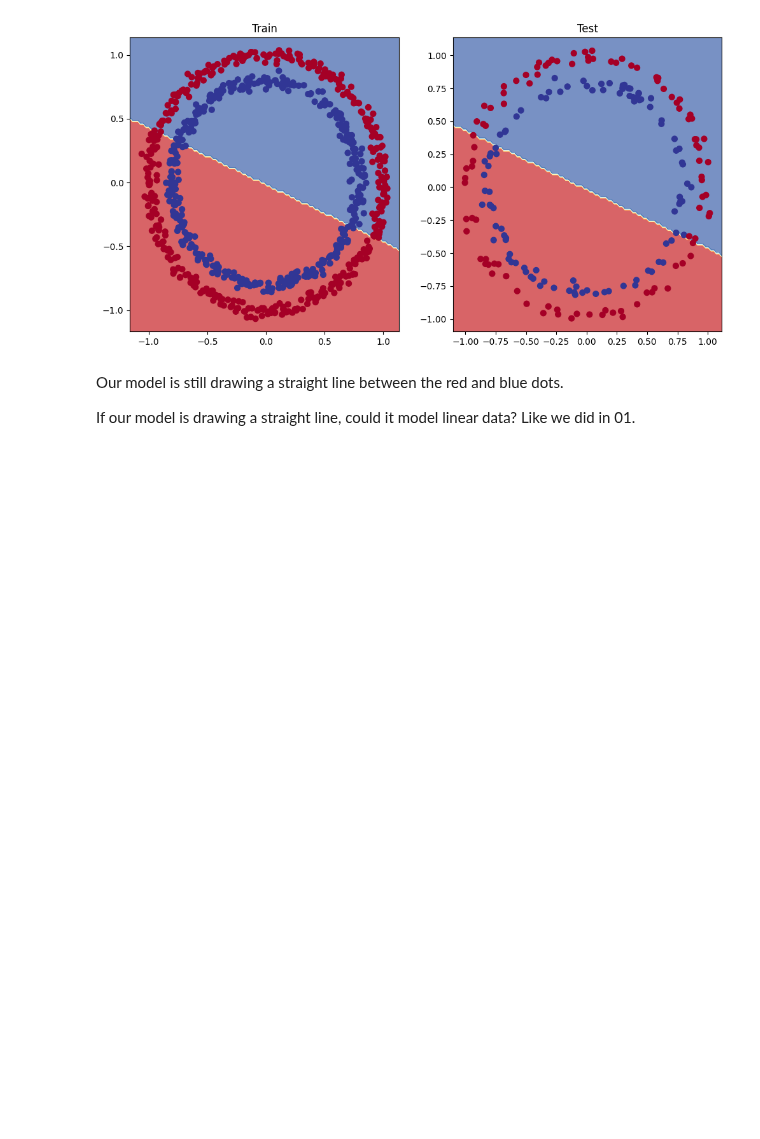
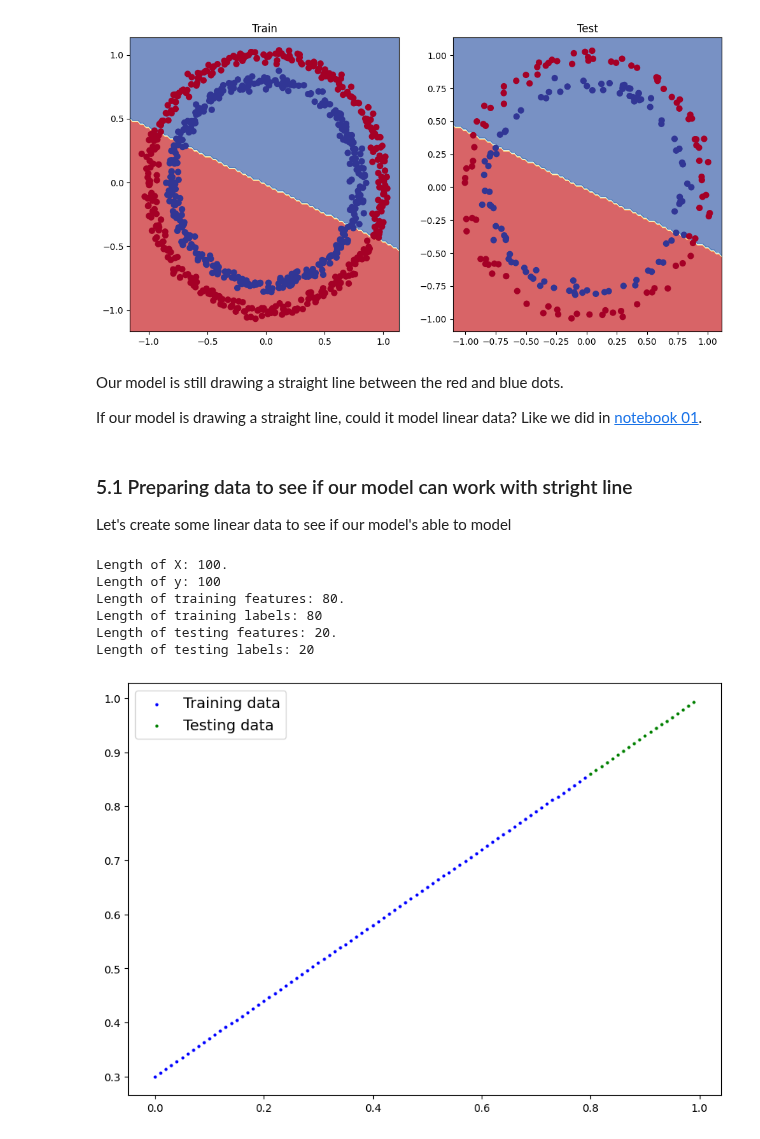
Before and after one commit to sayanarajasekhar/PyTorch, a Jupyter notebook: 02_PyTorch_Neural_Network_Classification.ipynb, the cells around one changed output. Cells and saved outputs as stored; diff of their text form; code cells hidden in the pictures; blank space fills up the shorter version.

Commit message:
Created similar linear regression model and checked model performance

```diff
--- a/02_PyTorch_Neural_Network_Classification.ipynb
+++ b/02_PyTorch_Neural_Network_Classification.ipynb
@@ -642,4 +644,42 @@ plot_decision_boundary(model_1, X_test, y_test)
 # %% [markdown]
 Our model is still drawing a straight line between the red and blue dots.
 
-If our model is drawing a straight line, could it model linear data? Like we did in 01.
+If our model is drawing a straight line, could it model linear data? Like we did in [notebook 01](https://github.com/sayanarajasekhar/PyTorch/blob/main/01_pytorch_workflow.ipynb).
+# %% [markdown]
+### 5.1 Preparing data to see if our model can work with stright line
+
+Let's create some linear data to see if our model's able to model
+# %%
+# Create some data
+
+weight = 0.7
+bias = 0.3
+
+start, end, step = 0, 1, 0.01
+
+# Create features and labels
+X_regression = torch.arange(start, end, step).unsqueeze(dim=1)
+y_regression = weight * X_regression + bias
+print(f"Length of X: {len(X_regression)}. \nLength of y: {len(y_regression)}")
+
+# Create train and test split
+split = int(0.8 * len(X_regression))
+X_train_regression, y_train_regression = X_regression[:split], y_regression[:split]
+X_test_regression, y_test_regression = X_regression[split:], y_regression[split:]
+
+print(f"Length of training features: {len(X_train_regression)}. \nLength of training labels: {len(y_train_regression)}")
+print(f"Length of testing features: {len(X_test_regression)}. \nLength of testing labels: {len(y_test_regression)}")
+# %% [output]
+Length of X: 100.
+Length of y: 100
+Length of training features: 80.
+Length of training labels: 80
+Length of testing features: 20.
+Length of testing labels: 20
+# %%
+plot_predictions(train_data = X_train_regression,
+                 train_labels = y_train_regression,
+                 test_data = X_test_regression,
+                 test_labels = y_test_regression)
+# %% [output]
+[figure, added]
```
Also changed, not shown: parts of 15 cells of this notebook.
